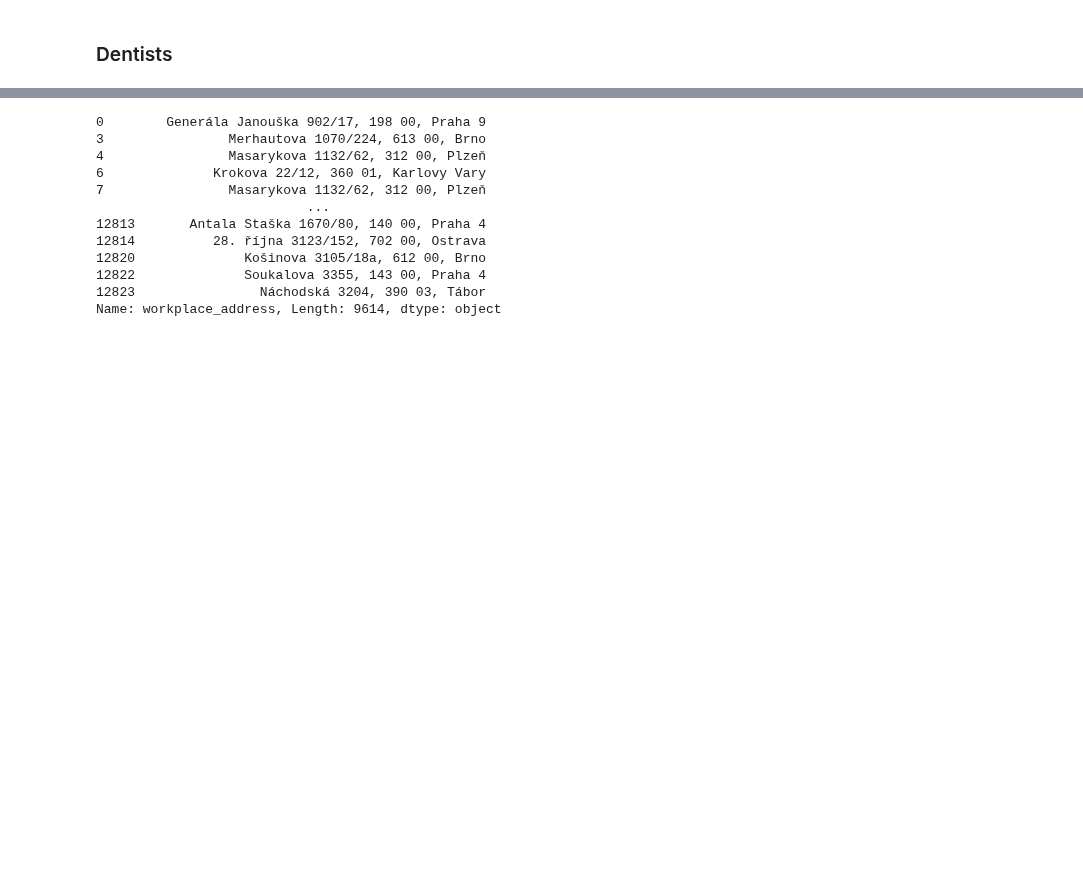
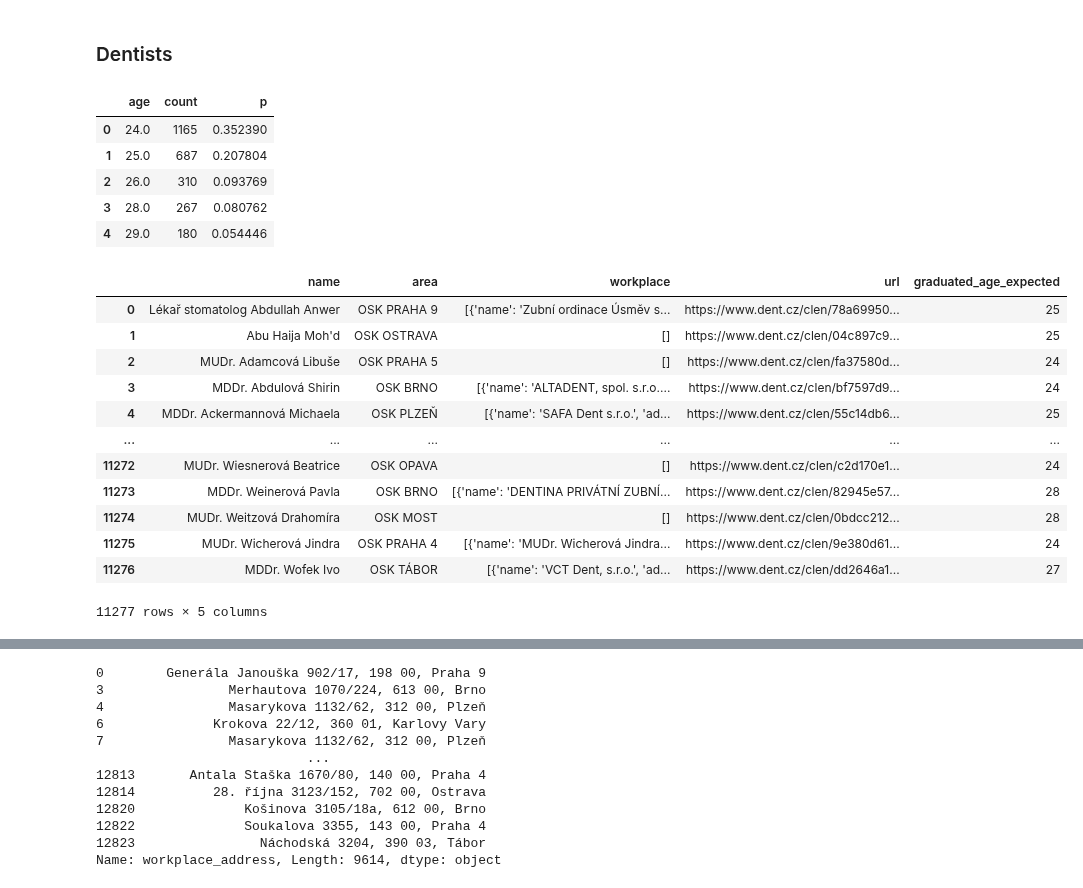
Before and after one commit to opendatalabcz/mapa-zdravi, a Jupyter notebook: src/scripts/csk_scraping.ipynb, the cells around one changed output, grey strips where cells are left out. Drawn from its saved outputs; the diff is of its cells as text; code cells hidden in the pictures; blank space fills up the shorter version.

```diff
--- a/src/scripts/csk_scraping.ipynb
+++ b/src/scripts/csk_scraping.ipynb
@@ -426,0 +422,44 @@ dentists_df = dentists_df.explode('workplace')
+# %%
+# Age
+# estimate an age based on students age at the time they graduated and their probabilities
+students = pd.read_csv(PATH_FINAL+'students.csv', index_col=0)
+
+dr = students[(students['graduated'] == True) & (students.major == 'Zubní lékařství')][['graduated', 'major', 'age_end']]
+
+ages = dr.age_end.value_counts().reset_index()
+ages.columns = ['age','count']
+n_records = sum(ages['count'])
+ages['p'] = ages['count'] / n_records
+display(ages.head())
+
+
+random_age = np.random.choice(ages['age'], p=ages['p'], size=dentists_df.shape[0])
+dentists_df['graduated_age_expected'] = random_age
+dentists_df['graduated_age_expected'] = dentists_df['graduated_age_expected'].apply(round)
+
+# TODO based on CLK dataset + students info estimate graduate year
+
+
+# dentists_df['age_expected'] = dentists_df['graduated_age_expected'] + (dentists_df.today().year - dentists_df['graduated_year'])
+
+dentists_df
+# %% [output]
+|  | age | count | p |
+| 0 | 24.0 | 1165 | 0.352390 |
+| 1 | 25.0 | 687 | 0.207804 |
+| 2 | 26.0 | 310 | 0.093769 |
+| 3 | 28.0 | 267 | 0.080762 |
+| 4 | 29.0 | 180 | 0.054446 |
+|  | name | area | workplace | url | graduated_age_expected |
+| 0 | Lékař stomatolog Abdullah Anwer | OSK PRAHA 9 | [{'name': 'Zubní ordinace Úsměv s... | https://www.dent.cz/clen/78a69950... | 25 |
+| 1 | Abu Haija Moh'd | OSK OSTRAVA | [] | https://www.dent.cz/clen/04c897c9... | 25 |
+| 2 | MUDr. Adamcová Libuše | OSK PRAHA 5 | [] | https://www.dent.cz/clen/fa37580d... | 24 |
+| 3 | MDDr. Abdulová Shirin | OSK BRNO | [{'name': 'ALTADENT, spol. s.r.o.... | https://www.dent.cz/clen/bf7597d9... | 24 |
+| 4 | MDDr. Ackermannová Michaela | OSK PLZEŇ | [{'name': 'SAFA Dent s.r.o.', 'ad... | https://www.dent.cz/clen/55c14db6... | 25 |
+| ... | ... | ... | ... | ... | ... |
+| 11272 | MUDr. Wiesnerová Beatrice | OSK OPAVA | [] | https://www.dent.cz/clen/c2d170e1... | 24 |
+| 11273 | MDDr. Weinerová Pavla | OSK BRNO | [{'name': 'DENTINA PRIVÁTNÍ ZUBNÍ... | https://www.dent.cz/clen/82945e57... | 28 |
+| 11274 | MUDr. Weitzová Drahomíra | OSK MOST | [] | https://www.dent.cz/clen/0bdcc212... | 28 |
+| 11275 | MUDr. Wicherová Jindra | OSK PRAHA 4 | [{'name': 'MUDr. Wicherová Jindra... | https://www.dent.cz/clen/9e380d61... | 24 |
+| 11276 | MDDr. Wofek Ivo | OSK TÁBOR | [{'name': 'VCT Dent, s.r.o.', 'ad... | https://www.dent.cz/clen/dd2646a1... | 27 |
+11277 rows × 5 columns
```
Also changed, not shown: parts of 4 cells of this notebook.
